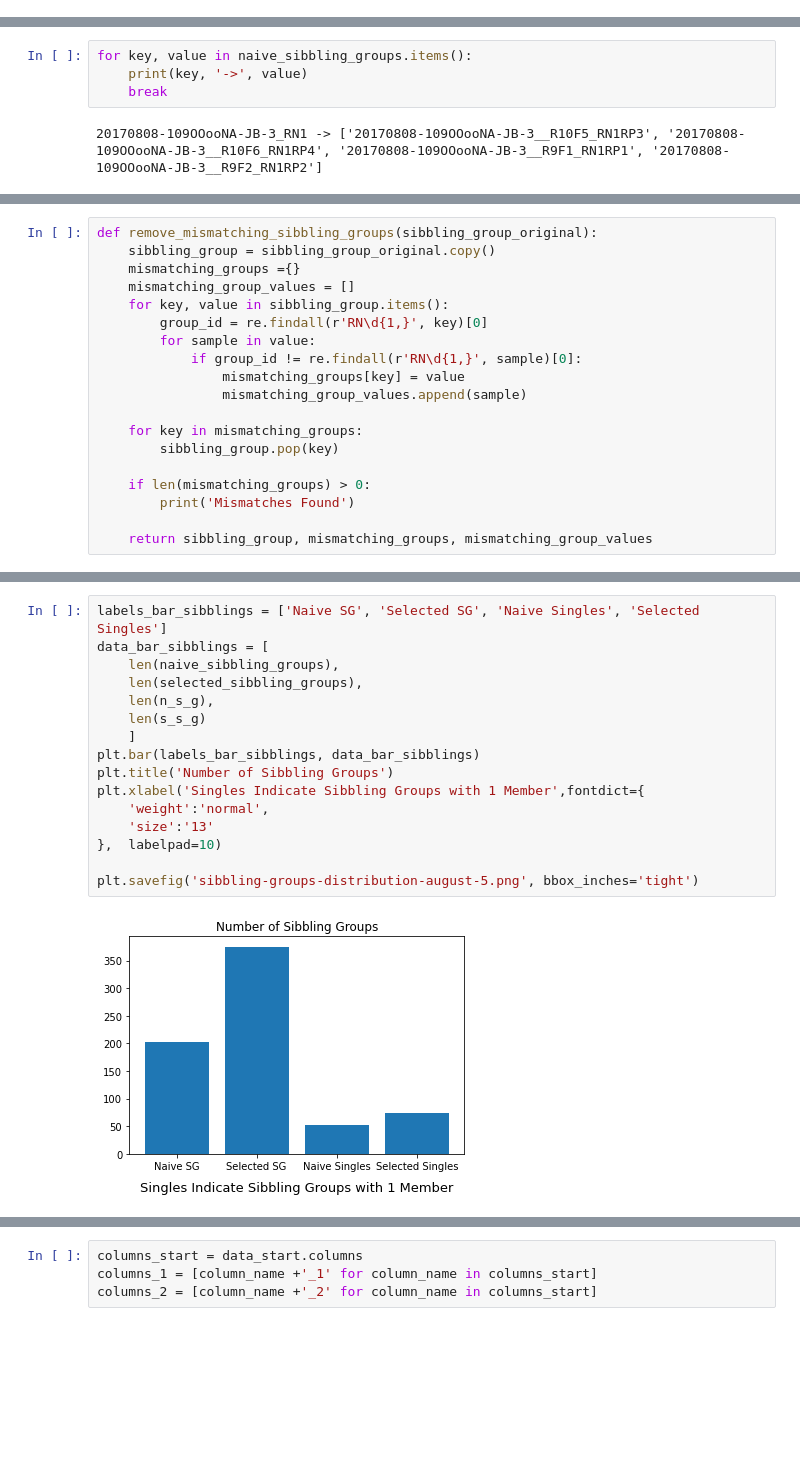
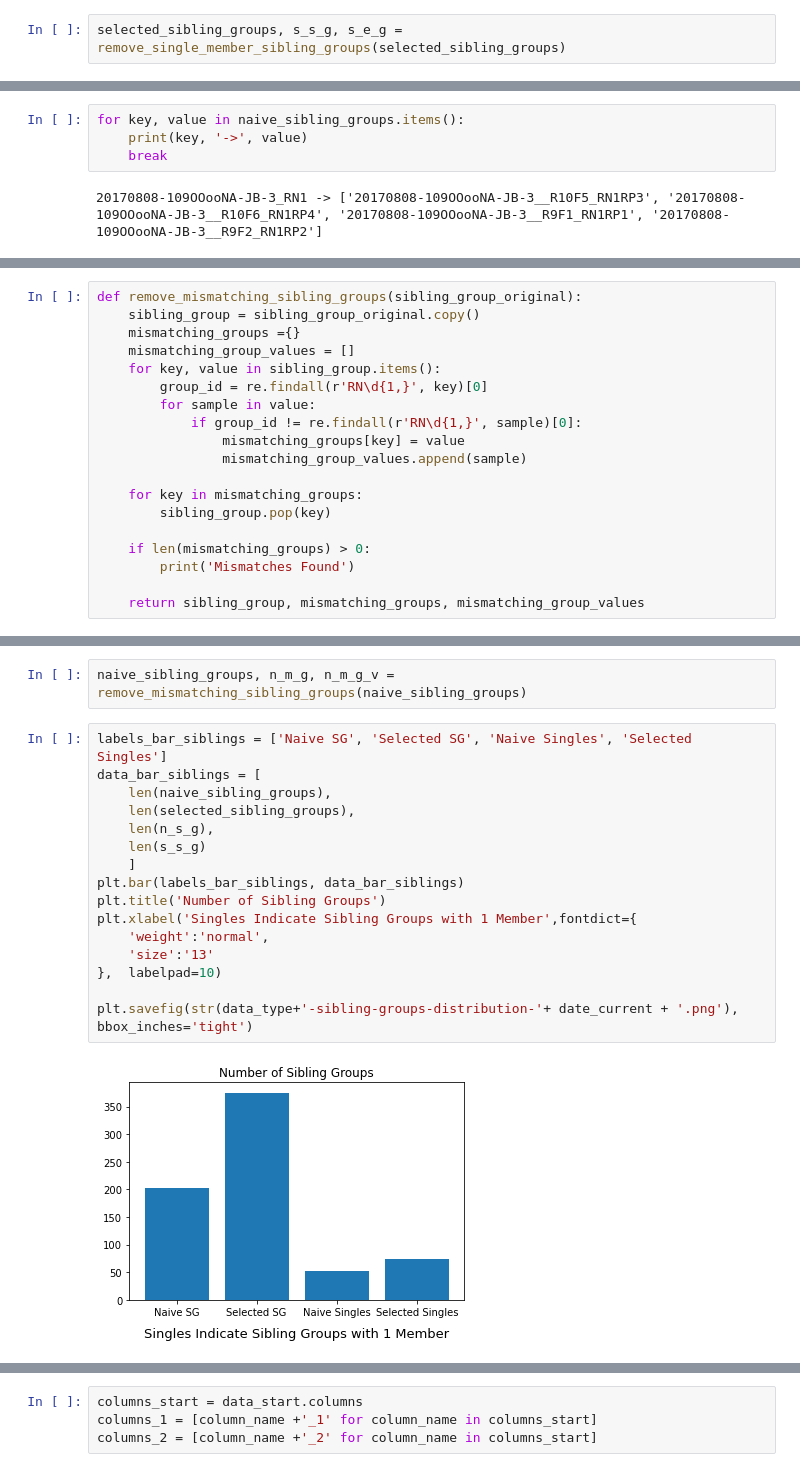
Before and after one commit to sharyar/DerdaLab-Project2, a Jupyter notebook: 01_Data-Processing/TrimerPairWiseDFGenerator.ipynb, the cells around one changed output, grey strips where cells are left out. Drawn from its saved outputs; the diff is of its cells as text; blank space fills up the shorter version.

```diff
--- a/01_Data-Processing/TrimerPairWiseDFGenerator.ipynb
+++ b/01_Data-Processing/TrimerPairWiseDFGenerator.ipynb
@@ -175,0 +173,2 @@ Single Groups Found
+# %%
+selected_sibling_groups, s_s_g, s_e_g = remove_single_member_sibling_groups(selected_sibling_groups)
@@ -186,5 +185,5 @@ sampleGroup['20170808-109OOooNA-JB-3_RN1'].append('20170808-109OOooNA-JB-3__R10F
 # %%
-for key, value in naive_sibbling_groups.items():
+for key, value in naive_sibling_groups.items():
     print(key, '->', value)
     break
 # %% [output]
@@ -210,9 +191,9 @@ sampleGroup = naive_sibbling_groups.copy()
 # %%
-def remove_mismatching_sibbling_groups(sibbling_group_original):
-    sibbling_group = sibbling_group_original.copy()
+def remove_mismatching_sibling_groups(sibling_group_original):
+    sibling_group = sibling_group_original.copy()
     mismatching_groups ={}
     mismatching_group_values = []
-    for key, value in sibbling_group.items():
+    for key, value in sibling_group.items():
         group_id = re.findall(r'RN\d{1,}', key)[0]
         for sample in value:
             if group_id != re.findall(r'RN\d{1,}', sample)[0]:
@@ -220,9 +201,9 @@ def remove_mismatching_sibbling_groups(sibbling_group_original):
                 mismatching_group_values.append(sample)
 
     for key in mismatching_groups:
-        sibbling_group.pop(key)
+        sibling_group.pop(key)
 
     if len(mismatching_groups) > 0:
         print('Mismatches Found')
 
-    return sibbling_group, mismatching_groups, mismatching_group_values
+    return sibling_group, mismatching_groups, mismatching_group_values
@@ -235,18 +210,20 @@ n_m_g_v
+# %%
+naive_sibling_groups, n_m_g, n_m_g_v = remove_mismatching_sibling_groups(naive_sibling_groups)
 # %%
-labels_bar_sibblings = ['Naive SG', 'Selected SG', 'Naive Singles', 'Selected Singles']
-data_bar_sibblings = [
-    len(naive_sibbling_groups),
-    len(selected_sibbling_groups),
+labels_bar_siblings = ['Naive SG', 'Selected SG', 'Naive Singles', 'Selected Singles']
+data_bar_siblings = [
+    len(naive_sibling_groups),
+    len(selected_sibling_groups),
     len(n_s_g),
     len(s_s_g)
     ]
-plt.bar(labels_bar_sibblings, data_bar_sibblings)
-plt.title('Number of Sibbling Groups')
-plt.xlabel('Singles Indicate Sibbling Groups with 1 Member',fontdict={
+plt.bar(labels_bar_siblings, data_bar_siblings)
+plt.title('Number of Sibling Groups')
+plt.xlabel('Singles Indicate Sibling Groups with 1 Member',fontdict={
     'weight':'normal',
     'size':'13'
 },  labelpad=10)
 
-plt.savefig('sibbling-groups-distribution-august-5.png', bbox_inches='tight')
+plt.savefig(str(data_type+'-sibling-groups-distribution-'+ date_current + '.png'), bbox_inches='tight')
 # %% [output]
-[figure, old version]
+[figure, new version]
```
Also changed, not shown: parts of 30 cells of this notebook, 1 other file.
